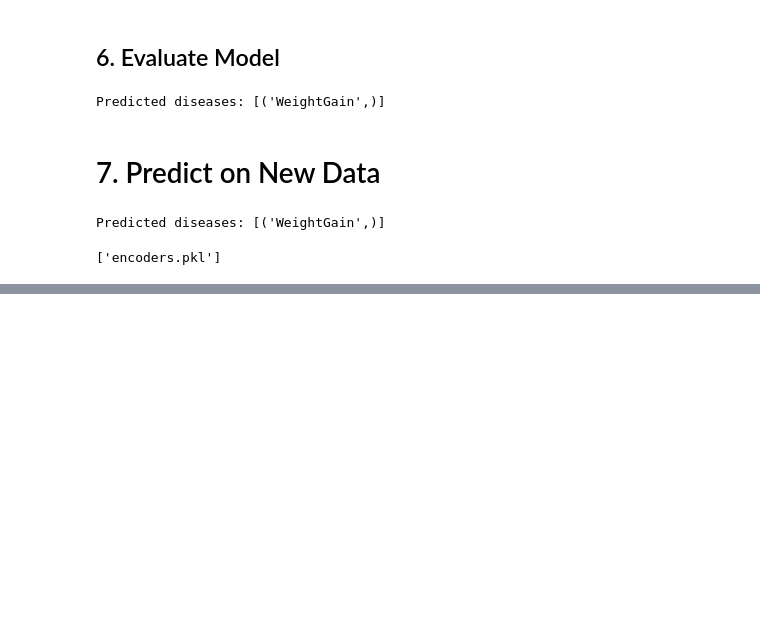
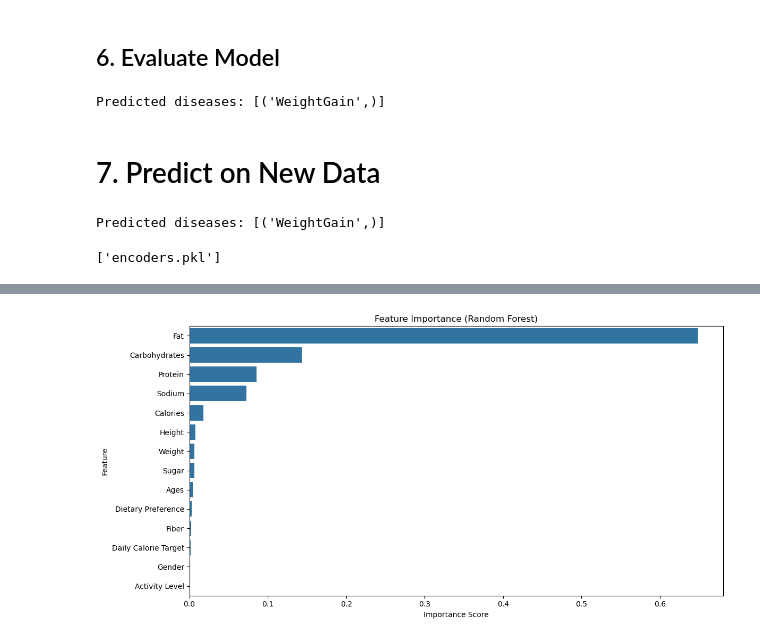
Before and after one commit to faizanarshad/DiseasePrediction, a Jupyter notebook: health_care_disease.ipynb, the cells around one changed output, grey strips where cells are left out. Cells and saved outputs as stored; diff of their text form; code cells hidden in the pictures; blank space fills up the shorter version.

```diff
--- a/health_care_disease.ipynb
+++ b/health_care_disease.ipynb
@@ -139,0 +377,33 @@ joblib.dump(encoders, 'encoders.pkl')
+# %%
+# Feature Importance Comparison (for Random Forest)
+feature_importance = pd.DataFrame({
+    'Feature': X.columns,
+    'Importance': clf.estimators_[0].feature_importances_
+})
+feature_importance = feature_importance.sort_values('Importance', ascending=False)
+
+# Plot feature importance
+plt.figure(figsize=(12, 6))
+sns.barplot(x='Importance', y='Feature', data=feature_importance)
+plt.title('Feature Importance (Random Forest)')
+plt.xlabel('Importance Score')
+plt.tight_layout()
+plt.show()
+
+# For SVM, we can analyze coefficients for linear kernel
+# Note: This is less interpretable than Random Forest feature importance
+if hasattr(svm_model.estimators_[0], 'coef_'):
+    svm_importance = pd.DataFrame({
+        'Feature': X.columns,
+        'Coefficient': np.abs(svm_model.estimators_[0].coef_[0])
+    })
+    svm_importance = svm_importance.sort_values('Coefficient', ascending=False)
+
+    plt.figure(figsize=(12, 6))
+    sns.barplot(x='Coefficient', y='Feature', data=svm_importance)
+    plt.title('Feature Coefficients (SVM)')
+    plt.xlabel('Absolute Coefficient Value')
+    plt.tight_layout()
+    plt.show()
+# %% [output]
+[figure, added]
```
Also changed, not shown: parts of 8 cells of this notebook, 10 other files.
